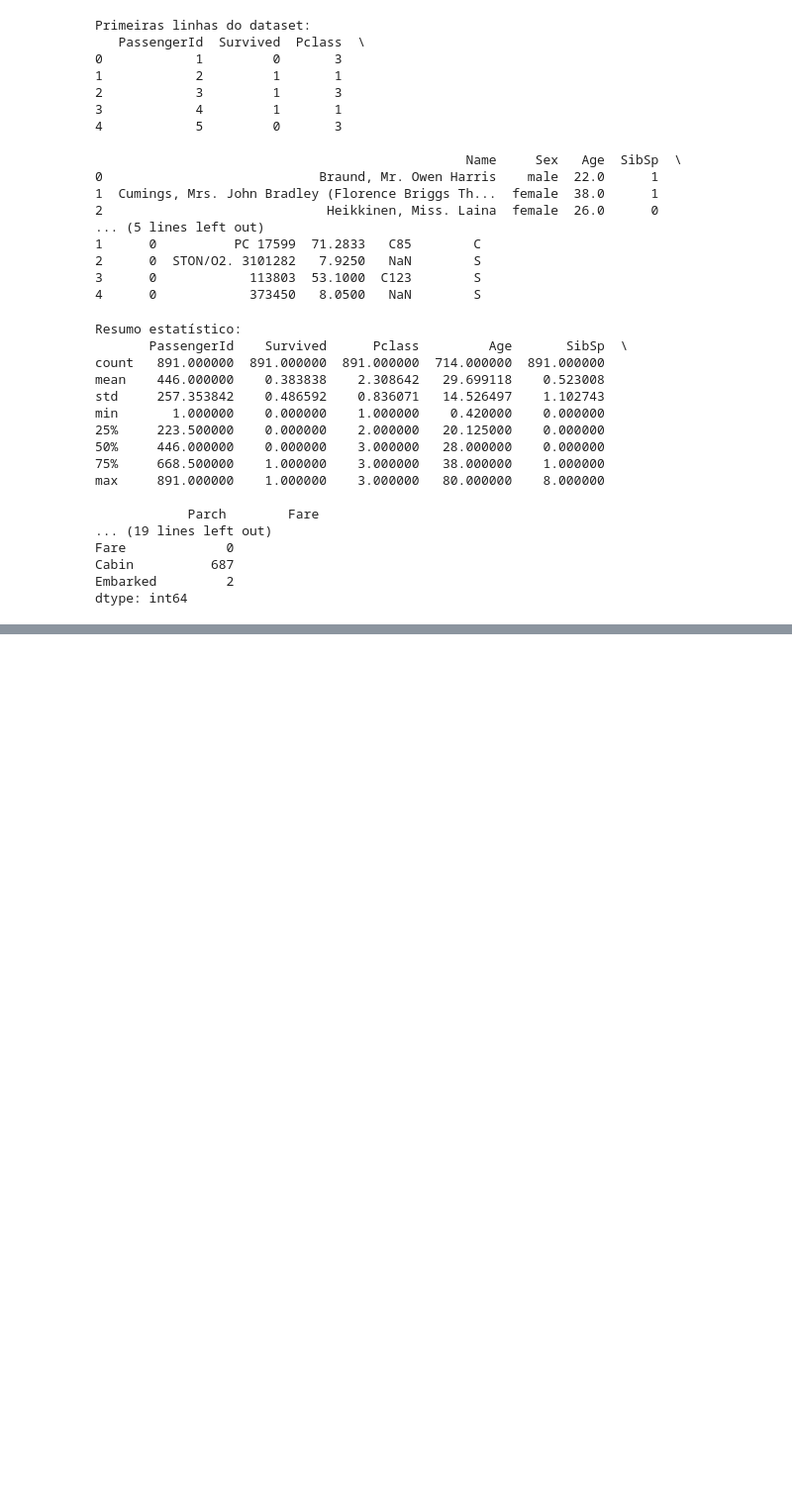
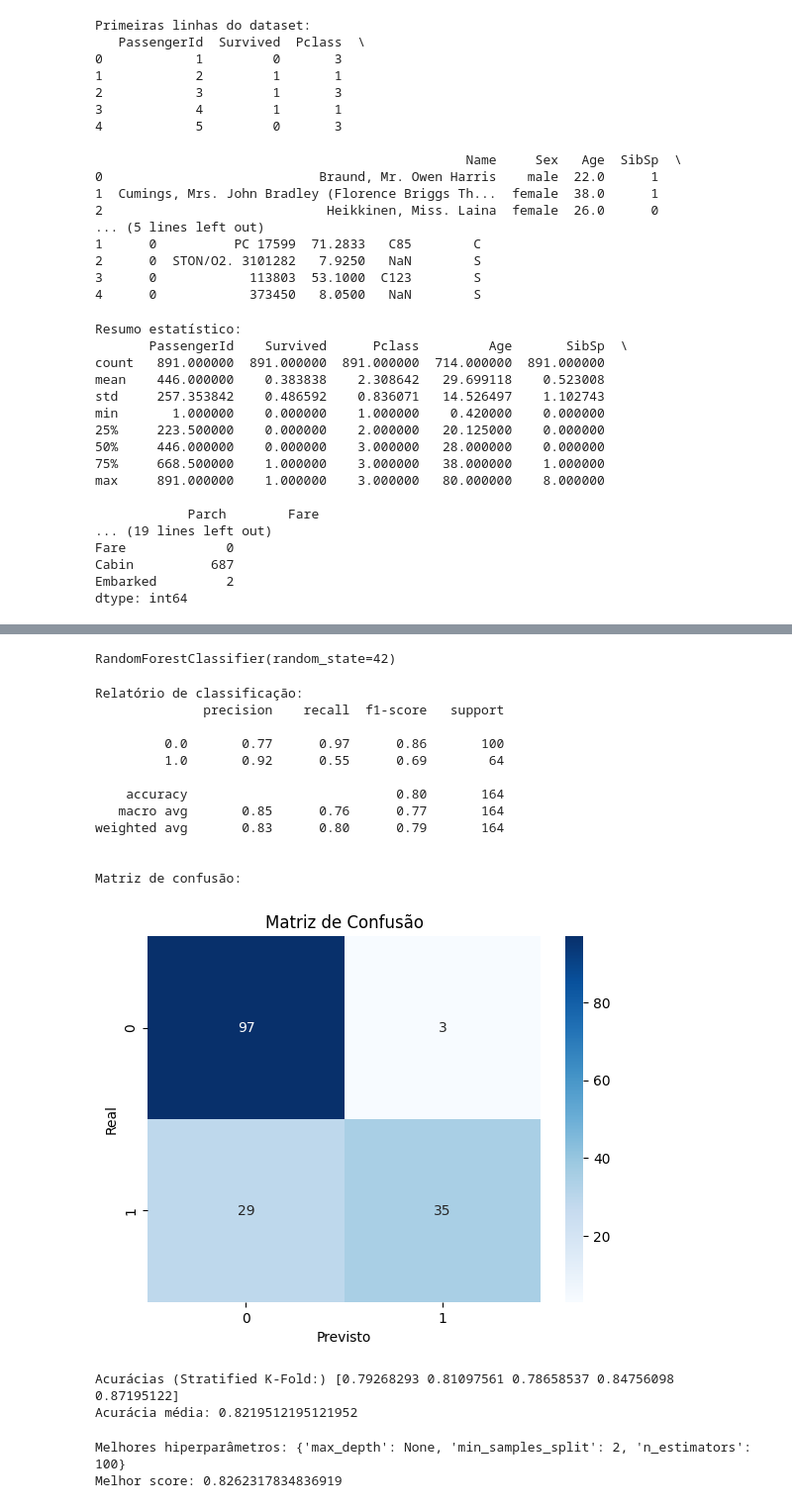
Before and after one commit to jpedrodias/FundamentosModelosAnaliticosPython, a Jupyter notebook: Week03/FT04_ex01.ipynb, the cells around one changed output, grey strips where cells are left out. Shown at 99% size. Cells and saved outputs as stored; diff of their text form; code cells hidden in the pictures; blank space fills up the shorter version.

```diff
--- a/Week03/FT04_ex01.ipynb
+++ b/Week03/FT04_ex01.ipynb
@@ -118,0 +146,75 @@ df = df[(z_scores < 3).all(axis=1)]
+# %%
+# 7. Separar variáveis independentes e alvo
+# Atenção: substitui "target" pelo nome da variável alvo do teu dataset
+target = "Survived" if "Survived" in df.columns else df.columns[-1]
+X = df.drop(columns=[target])
+y = df[target]
+# %%
+# 8. Escalonamento
+scaler = StandardScaler()
+X_scaled = scaler.fit_transform(X)
+# %%
+# 9. Divisão treino/test
+X_train, X_test, y_train, y_test = train_test_split(X_scaled, y, test_size=0.2, stratify=y, random_state=42)
+# %%
+# 10. Treino de modelo base
+modelo = RandomForestClassifier(random_state=42)
+modelo.fit(X_train, y_train)
+# %% [output]
+RandomForestClassifier(random_state=42)
+# %%
+# 11. Avaliação
+y_prep = modelo.predict(X_test)
+print('\nRelatório de classificação:')
+print(classification_report(y_test, y_prep))
+
+print('\nMatriz de confusão:')
+sns.heatmap(confusion_matrix(y_test, y_prep), annot=True, fmt='d', cmap='Blues')
+plt.title('Matriz de Confusão')
+plt.xlabel('Previsto')
+plt.ylabel('Real')
+plt.show()
+# %% [output]
+Relatório de classificação:
+              precision    recall  f1-score   support
+
+         0.0       0.77      0.97      0.86       100
+         1.0       0.92      0.55      0.69        64
+
+    accuracy                           0.80       164
+   macro avg       0.85      0.76      0.77       164
+weighted avg       0.83      0.80      0.79       164
+
+
+Matriz de confusão:
+[figure, added]
+# %%
+# 12. Validação Cruzada com StratifiedKFold
+cv = StratifiedKFold(n_splits=5, shuffle=True, random_state=42)
+scores = cross_val_score(modelo, X_scaled, y, cv=cv)
+print('\nAcurácias (Stratified K-Fold:)', scores)
+print('Acurácia média:', scores.mean())
+# %% [output]
+Acurácias (Stratified K-Fold:) [0.79268293 0.81097561 0.78658537 0.84756098 0.87195122]
+Acurácia média: 0.8219512195121952
+# %%
+# 13. Optimização de hipermarâmetros com GridSearchCV
+param_grid = {
+    'n_estimators': [50, 100, 200],
+    'max_depth': [3, 5, None],
+    'min_samples_split': [2, 5, 10],
+}
+
+grid = GridSearchCV(
+    RandomForestClassifier(random_state=42),
+    param_grid,
+    cv=cv,
+    n_jobs=-1
+)
+grid.fit(X_train, y_train)
+
+print('\nMelhores hiperparâmetros:', grid.best_params_)
+print('Melhor score:', grid.best_score_)
+# %% [output]
+Melhores hiperparâmetros: {'max_depth': None, 'min_samples_split': 2, 'n_estimators': 100}
+Melhor score: 0.8262317834836919
```
Also changed, not shown: parts of 6 cells of this notebook.
